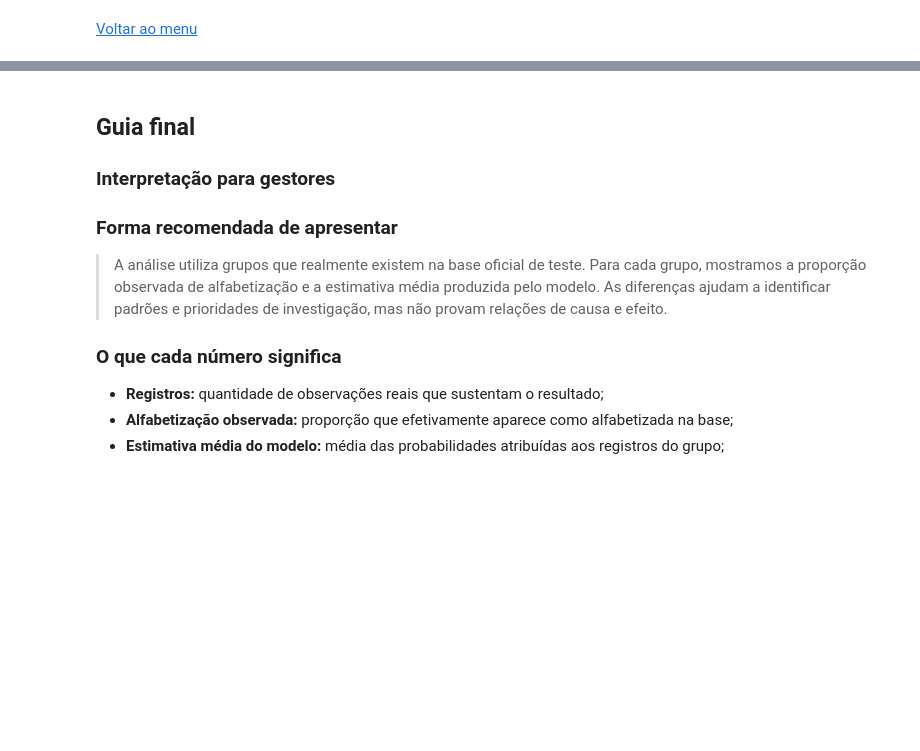
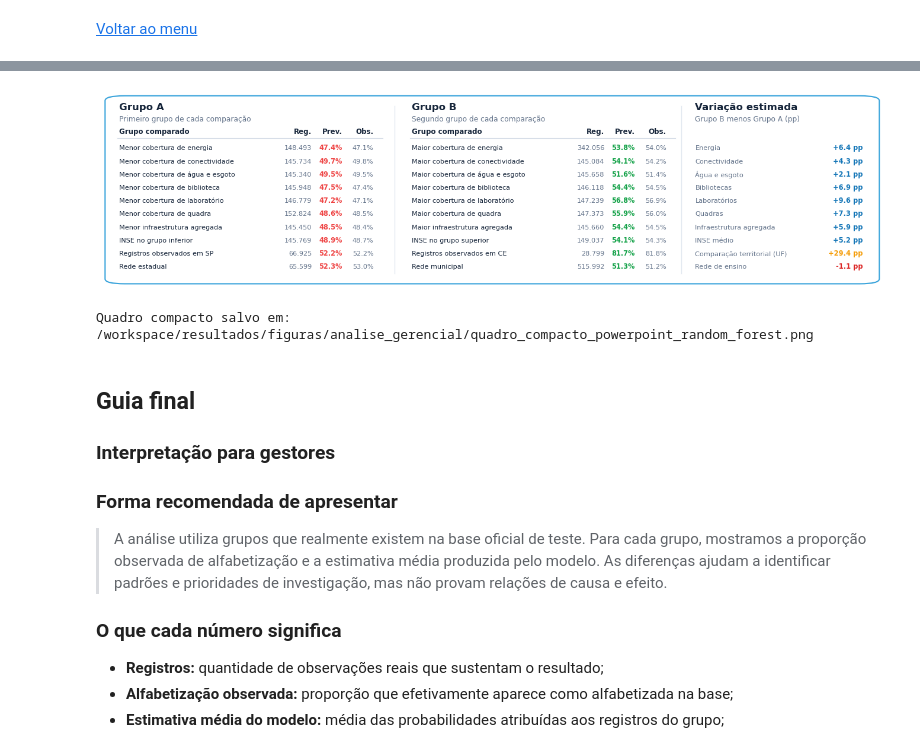
Before and after one commit to FIAP-Challenges/tech_challenge_3, a Jupyter notebook: notebooks/TC3_Analise_Gerencial_Random_Forest.ipynb, the cells around one changed output, grey strips where cells are left out. Saved outputs shown, nothing was run; the diff lists cells and outputs as text; code cells hidden in the pictures; blank space fills up the shorter version.

```diff
--- a/notebooks/TC3_Analise_Gerencial_Random_Forest.ipynb
+++ b/notebooks/TC3_Analise_Gerencial_Random_Forest.ipynb
@@ -869,3 +1079,58 @@ Como análise de robustez, o resultado sugere acompanhar também a versão sem U
+# %%
+# Quadro compacto para ser inserido sobre um layout de PowerPoint.
+fig, ax = plt.subplots(figsize=(13.5, 3.45), facecolor='white')
+fig.subplots_adjust(left=0.012, right=0.988, bottom=0.025, top=0.975)
+ax.set_xlim(0, 1); ax.set_ylim(0, 1); ax.axis('off')
+ax.add_patch(FancyBboxPatch((0.012, 0.025), 0.976, 0.95,
+                            boxstyle='round,pad=0.008,rounding_size=0.025',
+                            facecolor='white', edgecolor='#38A3DB', linewidth=1.5))
+
+# Divisões principais do quadro.
+ax.plot([0.375, 0.375], [0.07, 0.93], color='#E2E8F0', linewidth=1.0)
+ax.plot([0.742, 0.742], [0.07, 0.93], color='#E2E8F0', linewidth=1.0)
+
+cor_texto = '#16253A'; cor_secundaria = '#64748B'
+ax.text(0.022, 0.91, 'Grupo A', fontsize=12, weight='bold', color=cor_texto)
+ax.text(0.022, 0.855, 'Primeiro grupo de cada comparação', fontsize=8.8, color=cor_secundaria)
+ax.text(0.397, 0.91, 'Grupo B', fontsize=12, weight='bold', color=cor_texto)
+ax.text(0.397, 0.855, 'Segundo grupo de cada comparação', fontsize=8.8, color=cor_secundaria)
+ax.text(0.76, 0.91, 'Variação estimada', fontsize=12, weight='bold', color=cor_texto)
+ax.text(0.76, 0.855, 'Grupo B menos Grupo A (pp)', fontsize=8.8, color=cor_secundaria)
+
+# Cabeçalhos das tabelas.
+for inicio in (0.022, 0.397):
+    ax.text(inicio, 0.79, 'Grupo comparado', fontsize=8.5, weight='bold', color=cor_texto)
+    ax.text(inicio + 0.247, 0.79, 'Reg.', fontsize=8.5, weight='bold', color=cor_texto, ha='right')
+    ax.text(inicio + 0.286, 0.79, 'Prev.', fontsize=8.5, weight='bold', color=cor_texto, ha='right')
+    ax.text(inicio + 0.326, 0.79, 'Obs.', fontsize=8.5, weight='bold', color=cor_texto, ha='right')
+ax.plot([0.02, 0.36], [0.765, 0.765], color='#CBD5E1', linewidth=0.8)
+ax.plot([0.395, 0.735], [0.765, 0.765], color='#CBD5E1', linewidth=0.8)
+
+y_linhas = np.linspace(0.715, 0.105, len(dados_painel))
+for indice, (resultado, y_linha) in enumerate(zip(dados_painel, y_linhas)):
+    if indice % 2 == 1:
+        ax.add_patch(plt.Rectangle((0.018, y_linha - 0.025), 0.345, 0.052, color='#F8FAFC', zorder=-1))
+        ax.add_patch(plt.Rectangle((0.393, y_linha - 0.025), 0.345, 0.052, color='#F8FAFC', zorder=-1))
+    ax.text(0.022, y_linha, resultado['cenario_a'], fontsize=8.1, color=cor_texto, va='center')
+    ax.text(0.269, y_linha, formatar_inteiro(resultado['registros_a']), fontsize=8.1, color=cor_secundaria, ha='right', va='center')
+    ax.text(0.308, y_linha, f'{resultado["previsto_a"]:.1%}', fontsize=8.2, color='#EF4444', weight='bold', ha='right', va='center')
+    ax.text(0.348, y_linha, f'{resultado["observado_a"]:.1%}', fontsize=8.1, color=cor_secundaria, ha='right', va='center')
+    ax.text(0.397, y_linha, resultado['cenario_b'], fontsize=8.1, color=cor_texto, va='center')
+    ax.text(0.644, y_linha, formatar_inteiro(resultado['registros_b']), fontsize=8.1, color=cor_secundaria, ha='right', va='center')
+    ax.text(0.683, y_linha, f'{resultado["previsto_b"]:.1%}', fontsize=8.2, color='#16A34A', weight='bold', ha='right', va='center')
+    ax.text(0.723, y_linha, f'{resultado["observado_b"]:.1%}', fontsize=8.1, color=cor_secundaria, ha='right', va='center')
+    nome_variacao = rotulos_painel[resultado['teste']]
+    cor_variacao = '#F59E0B' if resultado['teste'] == 'Contextos observados por UF' else ('#DC2626' if resultado['diferenca_prevista_pp'] < 0 else '#1677B8')
+    ax.text(0.76, y_linha, nome_variacao, fontsize=8.15, color=cor_secundaria, va='center')
+    ax.text(0.975, y_linha, f'{resultado["diferenca_prevista_pp"]:+.1f} pp', fontsize=8.25, color=cor_variacao, weight='bold', ha='right', va='center')
+
+caminho_quadro_compacto = FIGURAS_DIR / 'quadro_compacto_powerpoint_random_forest.png'
+fig.savefig(caminho_quadro_compacto, dpi=300, facecolor='white')
+plt.show()
+print(f'Quadro compacto salvo em: {caminho_quadro_compacto}')
+# %% [output]
+[figure, added]
+Quadro compacto salvo em: /workspace/resultados/figuras/analise_gerencial/quadro_compacto_powerpoint_random_forest.png
 # %% [markdown]
 ## Guia final
 
```
Also changed, not shown: parts of 5 cells of this notebook, 4 other files.
